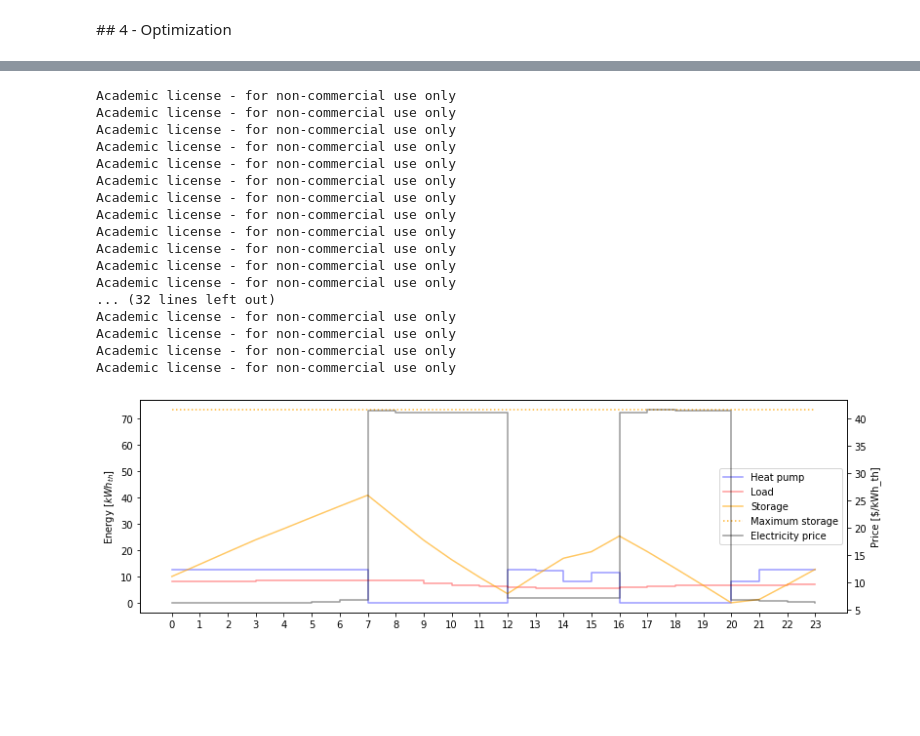
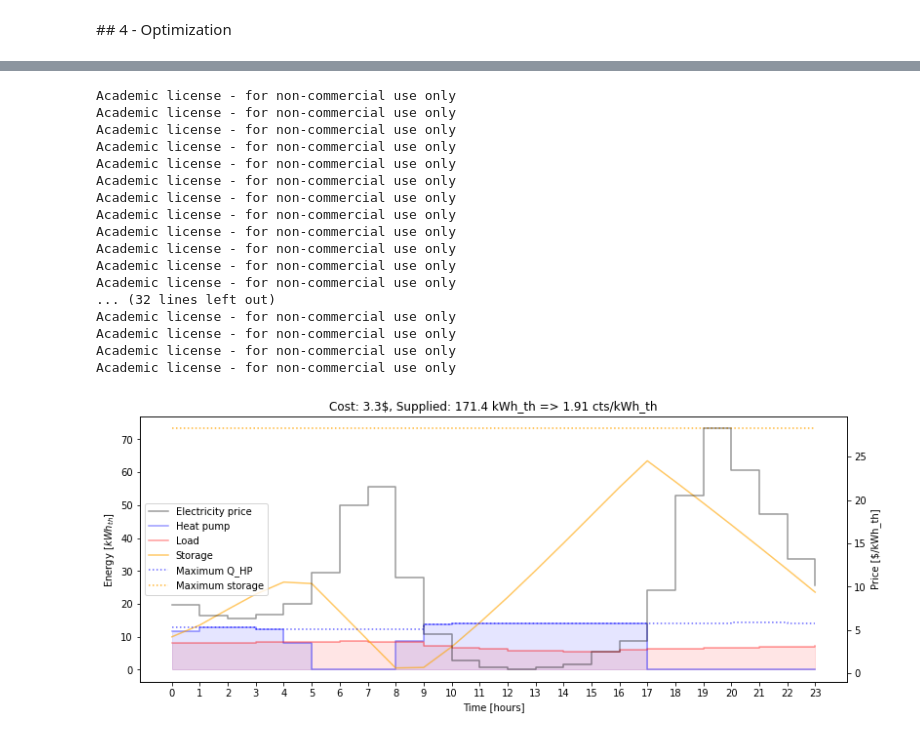
Before and after one commit to thdfw/master_thesis, a Jupyter notebook: gridworks/optimal_sequencer.ipynb, the cells around one changed output, grey strips where cells are left out. Saved outputs shown, nothing was run; the diff lists cells and outputs as text; code cells hidden in the pictures; blank space fills up the shorter version.

Commit message:
Finished optimal sequencer as ipynb

```diff
--- a/gridworks/optimal_sequencer.ipynb
+++ b/gridworks/optimal_sequencer.ipynb
@@ -84,11 +77,12 @@ load2 = load + [load[-1]]
 Q_min2 = Q_HP_min_list + [Q_HP_min_list[-1]]
 Q_max2 = Q_HP_max_list + [Q_HP_max_list[-1]]
 
-fig, ax = plt.subplots(1,1, figsize=(13,4))
+N = len(c_el)
+fig, ax = plt.subplots(1,1, figsize=(13,5))
 ax2 = ax.twinx()
 ax2.step(range(N+1), c_el2, where='post', color='gray', alpha=0.8, label='Electricity price')
 ax.step(range(N+1), load2, where='post', color='red', alpha=0.8, label='Load')
-ax.step(range(N+1), Q_min2, where='post', color='blue', alpha=0.6, label='Minimum Q_HP', linestyle='dashed')
+ax.step(range(N+1), Q_min2, where='post', color='blue', alpha=0.6, label='Minimum Q_HP', linestyle='dotted')
 ax.step(range(N+1), Q_max2, where='post', color='blue', alpha=0.6, label='Maximum Q_HP', linestyle='dotted')
 ax.step(range(N+1), [max_storage]*(N+1), where='post', color='orange', alpha=0.8, label='Maximum storage', linestyle='dotted')
 ax.set_xticks(range(N+1))
@@ -97,6 +91,6 @@ ax.set_ylabel("Load [kWh]")
 ax2.set_ylabel("Price [cts/kWh]")
 lines1, labels1 = ax.get_legend_handles_labels()
 lines2, labels2 = ax2.get_legend_handles_labels()
-ax.legend(lines1 + lines2, labels1 + labels2)
+ax.legend(lines2 + lines1, labels2 + labels1)
 plt.show()
 # %% [output]
@@ -104,7 +98,7 @@ plt.show()
 # %% [markdown]
 ## 4 - Optimization
 # %%
-def get_opti(c_el, load, max_storage, storage_initial):
+def get_opti(c_el, load, max_storage, storage_initial, Q_HP_min_list, Q_HP_max_list):
 
     # Initialize
     opti = casadi.Opti('conic')
@@ -212,85 +212,105 @@ print([round(x) for x in list(HP_on_off_opt)])
 # %%
-c_el = c_el*2
-load = load*2
-Q_HP_max_list = Q_HP_max_list*2
-Q_HP_min_list = Q_HP_min_list*2
-COP1_list = COP1_list*2
+# Horizon (hours)
+N = 24
 
-N=12
-N_tot = 24+N
+# 24 hour simulation
+num_iterations = 24
+
+# Duplicate forecasts to allow for longer simulations
+c_el = c_el*20
+load = load*20
+Q_HP_max_list = Q_HP_max_list*20
+Q_HP_min_list = Q_HP_min_list*20
+COP1_list = COP1_list*20
+
 initial_storage = 10
 Q_opt_overall, stor_opt_overall = [], []
+cost_total = 0
 
 # Add the receiding horizon, 8 hour horizon
-for iter in range(N_tot-N):
+for iter in range(num_iterations):
 
+    # Update forecasts for new interation
     c_el_current = c_el[iter:iter+N]
     load_current = load[iter:iter+N]
+    Q_HP_min_list_current = Q_HP_min_list[iter:iter+N]
+    Q_HP_max_list_current = Q_HP_max_list[iter:iter+N]
 
-    Q_opt, stor_opt, HP_on_off_opt, obj_opt = get_opti(c_el_current, load_current, max_storage, initial_storage)
+    # Get optimal solution for next N steps
+    Q_opt, stor_opt, HP_on_off_opt, obj_opt = \
+    get_opti(c_el_current, load_current, max_storage, initial_storage, Q_HP_min_list_current, Q_HP_max_list_current)
 
-    # Start next iteration with storage after hour 1
+    # Next state of the system
     initial_storage = stor_opt[1]
 
     # Apprend what you did in this hour
     Q_opt_overall.append(Q_opt[0])
     stor_opt_overall.append(stor_opt[0])
+    cost_total += (Q_opt[0] * c_el_current[0])*COP1(T_OA[iter])/100
     #print(HP_on_off_opt)
 
     # Duplicate the last element of the hourly data for the plot
     c_el2 = c_el_current + [c_el_current[-1]]
     Q_opt2 = [round(x,3) for x in Q_opt] + [Q_opt[-1]]
     load2 = load_current + [load_current[-1]]
 
-    # Plot
-    # fig, ax = plt.subplots(1,1, figsize=(13,4))
-    # ax.step(range(N+1), Q_opt2, where='post', label='Heat pump', alpha=0.4, color='blue')
-    # ax.plot(range(N+1), stor_opt, label='Storage', alpha=0.6, color='orange')
-    # ax.step(range(N+1), load2, where='post', label='Load', alpha=0.4, color='red')
-    # ax.set_xticks(range(N+1))
-    # ax.set_ylabel("Energy [$kWh_{th}$]")
-    # plt.title(f"Cost: {obj_opt}$, Supplied: {round(sum(load),1)} kWh_th \n=> {round(100*obj_opt/sum(load),2)} cts/kWh_th")
-    # ax2 = ax.twinx()
-    # ax2.set_ylabel("Price [$/kWh_th]")
-    # ax2.step(range(N+1), c_el2, where='post', label='Electricity price', color='black', alpha = 0.4)
-    # lines1, labels1 = ax.get_legend_handles_labels()
-    # lines2, labels2 = ax2.get_legend_handles_labels()
-    # ax.legend(lines1 + lines2, labels1 + labels2)
-    # plt.show()
+    # To plot each iteration (open loop results)
+    plot_each_iteration = False
+    if plot_each_iteration:
+        fig, ax = plt.subplots(1,1, figsize=(13,5))
+        ax.step(range(N+1), Q_opt2, where='post', label='Heat pump', alpha=0.4, color='blue')
+        ax.plot(range(N+1), stor_opt, label='Storage', alpha=0.6, color='orange')
+        ax.step(range(N+1), load2, where='post', label='Load', alpha=0.4, color='red')
+        ax.set_xticks(range(N+1))
+        ax.set_xlabel("Time [hours]")
+        ax.set_ylabel("Energy [$kWh_{th}$]")
+        plt.title(f"Cost: {obj_opt}$, Supplied: {round(sum(load),1)} kWh_th \n=> {round(100*obj_opt/sum(load),2)} cts/kWh_th")
+        ax2 = ax.twinx()
+        ax2.set_ylabel("Price [$/kWh_th]")
+        ax2.step(range(N+1), c_el2, where='post', label='Electricity price', color='black', alpha = 0.4)
+        lines1, labels1 = ax.get_legend_handles_labels()
+        lines2, labels2 = ax2.get_legend_handles_labels()
+        ax.legend(lines2 + lines1, labels2 + labels1)
+        plt.show()
 
-# Plot
-fig, ax = plt.subplots(1,1, figsize=(13,4))
-ax.step(range(N_tot-N), Q_opt_overall, where='post', label='Heat pump', alpha=0.4, color='blue')
-ax.step(range(N_tot-N), load[:N_tot-N], where='post', label='Load', alpha=0.4, color='red')
-ax.plot(range(N_tot-N), stor_opt_overall, label='Storage', alpha=0.6, color='orange')
-ax.step(range(N_tot-N), [max_storage]*(N_tot-N), where='post', color='orange', alpha=0.8, label='Maximum storage', linestyle='dotted')
-ax.set_xticks(range(N_tot-N))
+# Plot closed-loop result
+fig, ax = plt.subplots(1,1, figsize=(13,5))
+ax.step(range(num_iterations), Q_opt_overall, where='post', label='Heat pump', alpha=0.4, color='blue')
+ax.step(range(num_iterations), load[:num_iterations], where='post', label='Load', alpha=0.4, color='red')
+ax.plot(range(num_iterations), stor_opt_overall, label='Storage', alpha=0.6, color='orange')
+ax.step(range(num_iterations), Q_max2[:num_iterations], where='post', color='blue', alpha=0.6, label='Maximum Q_HP', linestyle='dotted')
+ax.step(range(num_iterations), [max_storage]*(num_iterations), where='post', color='orange', alpha=0.8, label='Maximum storage', linestyle='dotted')
+ax.fill_between(range(num_iterations), load[:num_iterations], step="post", color='red', alpha=0.1)
+ax.fill_between(range(num_iterations), Q_opt_overall, step="post", color='blue', alpha=0.1)
+ax.set_xticks(range(num_iterations))
+ax.set_xlabel("Time [hours]")
 ax.set_ylabel("Energy [$kWh_{th}$]")
 ax2 = ax.twinx()
 ax2.set_ylabel("Price [$/kWh_th]")
-ax2.step(range(N_tot-N), c_el[:N_tot-N], where='post', label='Electricity price', color='black', alpha = 0.4)
+ax2.step(range(num_iterations), c_el[:num_iterations], where='post', label='Electricity price', color='black', alpha = 0.4)
 lines1, labels1 = ax.get_legend_handles_labels()
 lines2, labels2 = ax2.get_legend_handles_labels()
-ax.legend(lines1 + lines2, labels1 + labels2)
+ax.legend(lines2 + lines1, labels2 + labels1)
+plt.title(f"Cost: {round(cost_total,1)}$, Supplied: {round(sum(load[:num_iterations]),1)} kWh_th => {round(100*cost_total/sum(load[:num_iterations]),2)} cts/kWh_th")
 plt.show()
 # %% [output]
 Academic license - for non-commercial use only
 Academic license - for non-commercial use only
 Academic license - for non-commercial use only
 Academic license - for non-commercial use only
 Academic license - for non-commercial use only
 Academic license - for non-commercial use only
 Academic license - for non-commercial use only
 Academic license - for non-commercial use only
 Academic license - for non-commercial use only
 Academic license - for non-commercial use only
 Academic license - for non-commercial use only
 Academic license - for non-commercial use only
 ... (32 lines left out)
 Academic license - for non-commercial use only
 Academic license - for non-commercial use only
 Academic license - for non-commercial use only
 Academic license - for non-commercial use only
-[figure, old version]
+[figure, new version]
 # %%
 # Give these as a suggestion, and if not feasible, turn on HP cheapest first !
```
Also changed, not shown: parts of 11 cells of this notebook, 1 other file.
